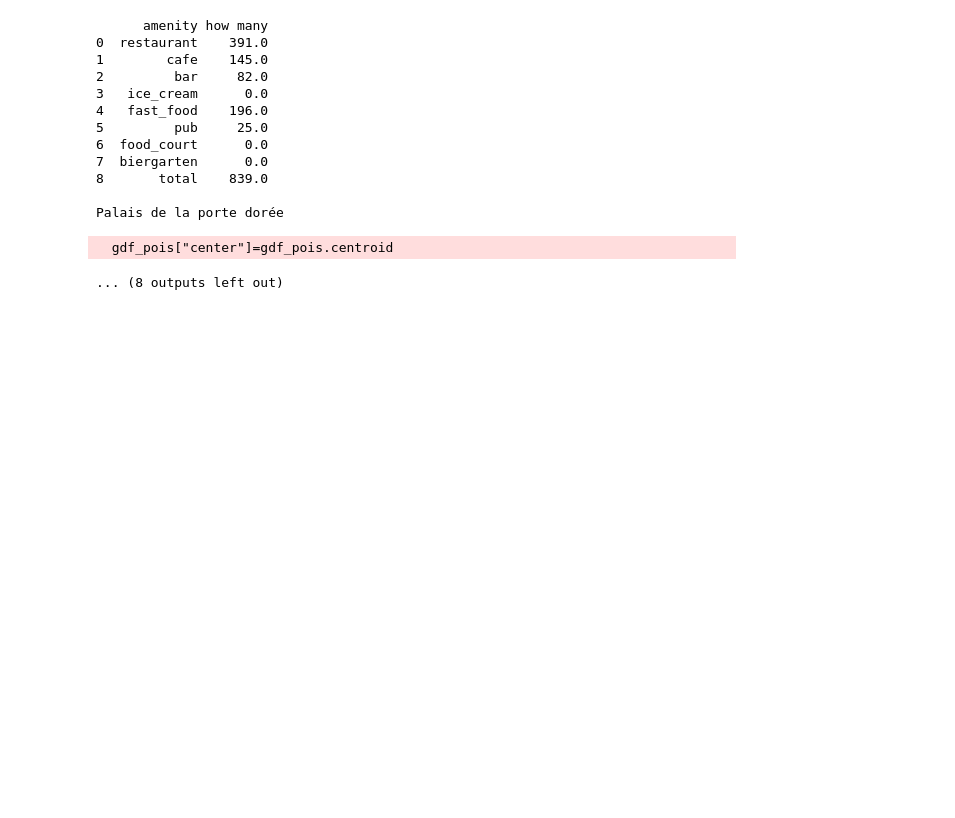
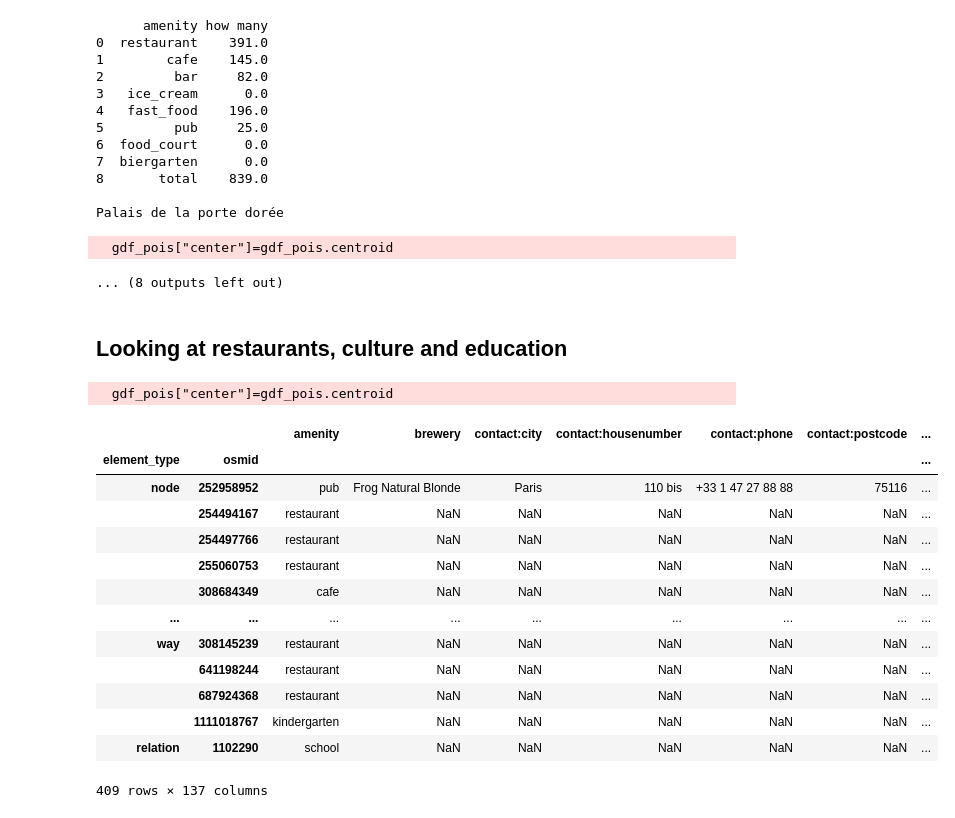
Before and after one commit to bsarah/BATO-MOUCHE, a Jupyter notebook: Test_fonctions.ipynb, the cells around one changed output. Drawn from its saved outputs; the diff is of its cells as text; code cells hidden in the pictures; blank space fills up the shorter version.

Commit message:
adding culture and education

```diff
--- a/Test_fonctions.ipynb
+++ b/Test_fonctions.ipynb
@@ -105,3 +108,23 @@ Parc des buttes Chaumont
 Palais de la porte dorée
   gdf_pois["center"]=gdf_pois.centroid
 ... (8 outputs left out)
+# %% [markdown]
+## Looking at restaurants, culture and education
+# %%
+get_place2("Tour Eiffel")
+# %% [output]
+  gdf_pois["center"]=gdf_pois.centroid
+|  |  | amenity | brewery | contact:city | contact:housenumber | contact:phone | contact:postcode | ... |
+| element_type | osmid |  |  |  |  |  |  | ... |
+| node | 252958952 | pub | Frog Natural Blonde | Paris | 110 bis | +33 1 47 27 88 88 | 75116 | ... |
+|  | 254494167 | restaurant | NaN | NaN | NaN | NaN | NaN | ... |
+|  | 254497766 | restaurant | NaN | NaN | NaN | NaN | NaN | ... |
+|  | 255060753 | restaurant | NaN | NaN | NaN | NaN | NaN | ... |
+|  | 308684349 | cafe | NaN | NaN | NaN | NaN | NaN | ... |
+| ... | ... | ... | ... | ... | ... | ... | ... | ... |
+| way | 308145239 | restaurant | NaN | NaN | NaN | NaN | NaN | ... |
+|  | 641198244 | restaurant | NaN | NaN | NaN | NaN | NaN | ... |
+|  | 687924368 | restaurant | NaN | NaN | NaN | NaN | NaN | ... |
+|  | 1111018767 | kindergarten | NaN | NaN | NaN | NaN | NaN | ... |
+| relation | 1102290 | school | NaN | NaN | NaN | NaN | NaN | ... |
+409 rows × 137 columns
```
Also changed, not shown: parts of 4 cells of this notebook.
